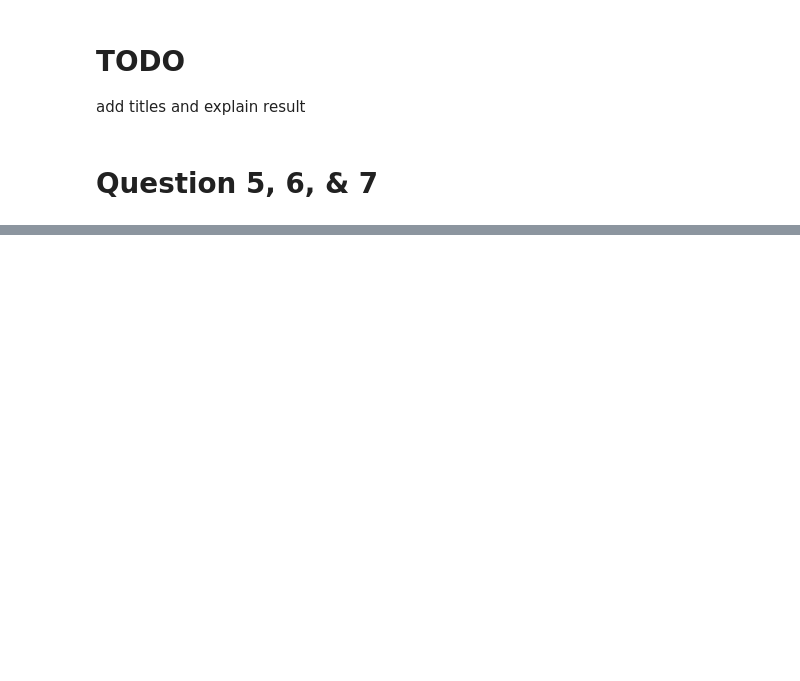
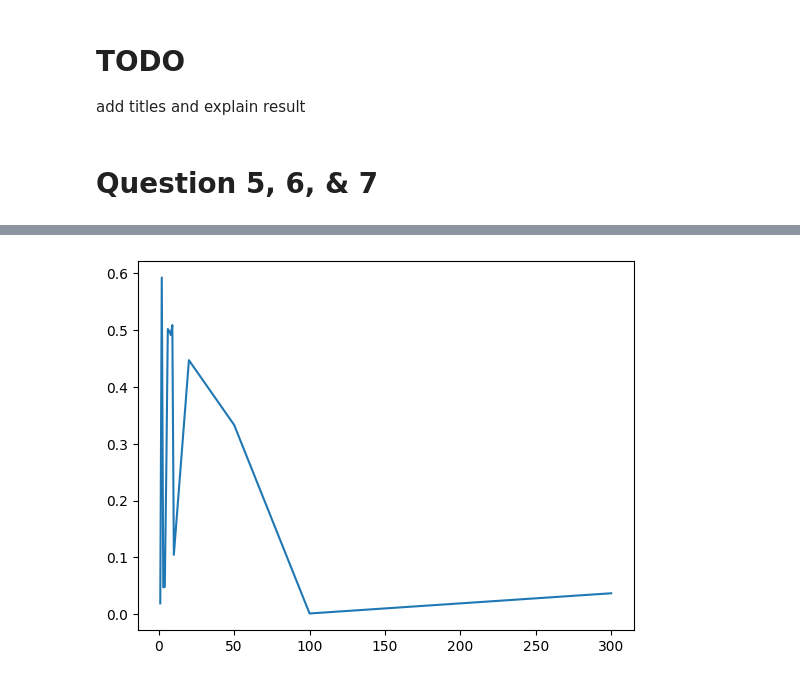
Before and after one commit to papaymaguire/ece219-project4, a Jupyter notebook: project2/notebooks/part01_01.ipynb, the cells around one changed output, grey strips where cells are left out. Saved outputs shown, nothing was run; the diff lists cells and outputs as text; code cells hidden in the pictures; blank space fills up the shorter version.

```diff
--- a/project2/notebooks/part01_01.ipynb
+++ b/project2/notebooks/part01_01.ipynb
@@ -189,0 +225,4 @@ for method in decomp_method_list:
+# %%
+make_measure_plots(nmf_results_df)
+# %% [output]
+[figure, added]
```
Also changed, not shown: parts of 10 cells of this notebook.
